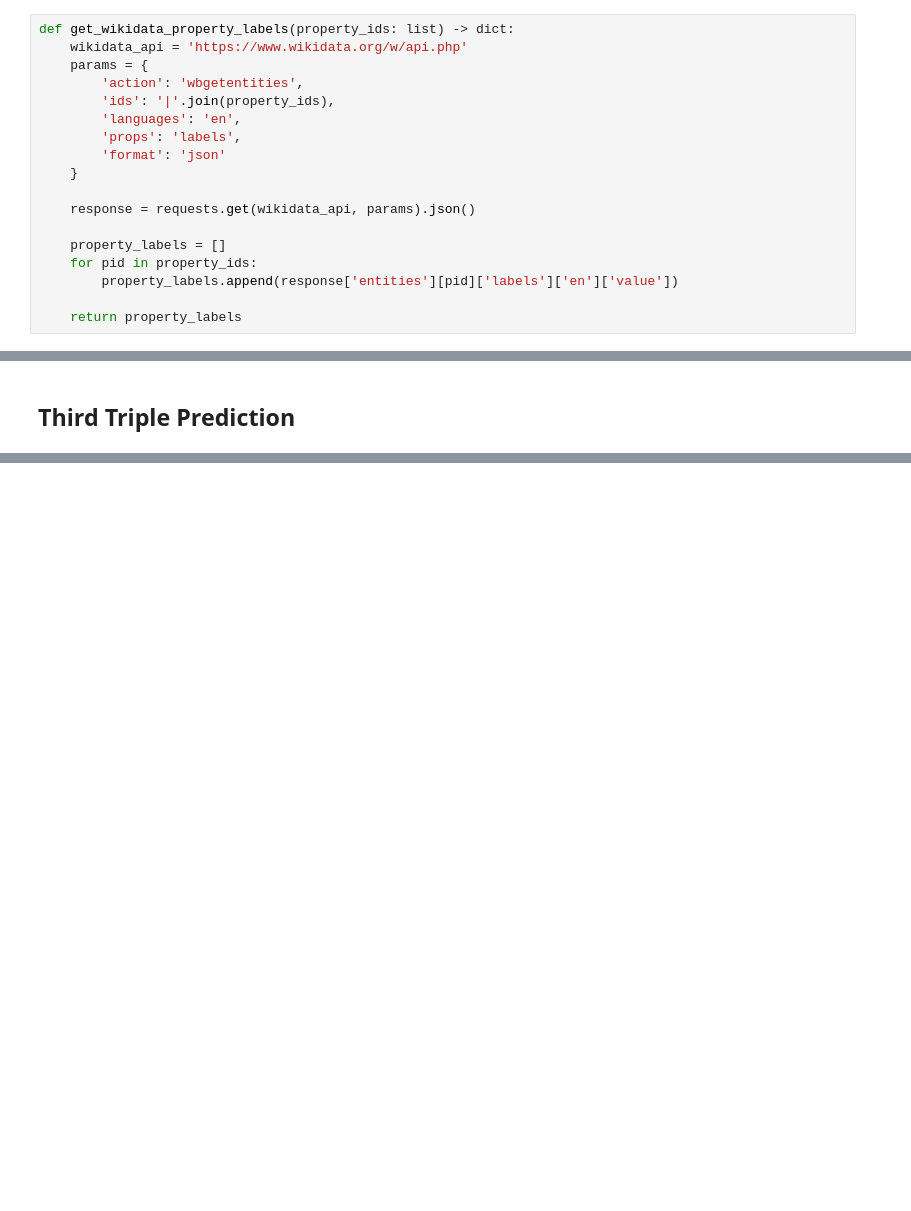
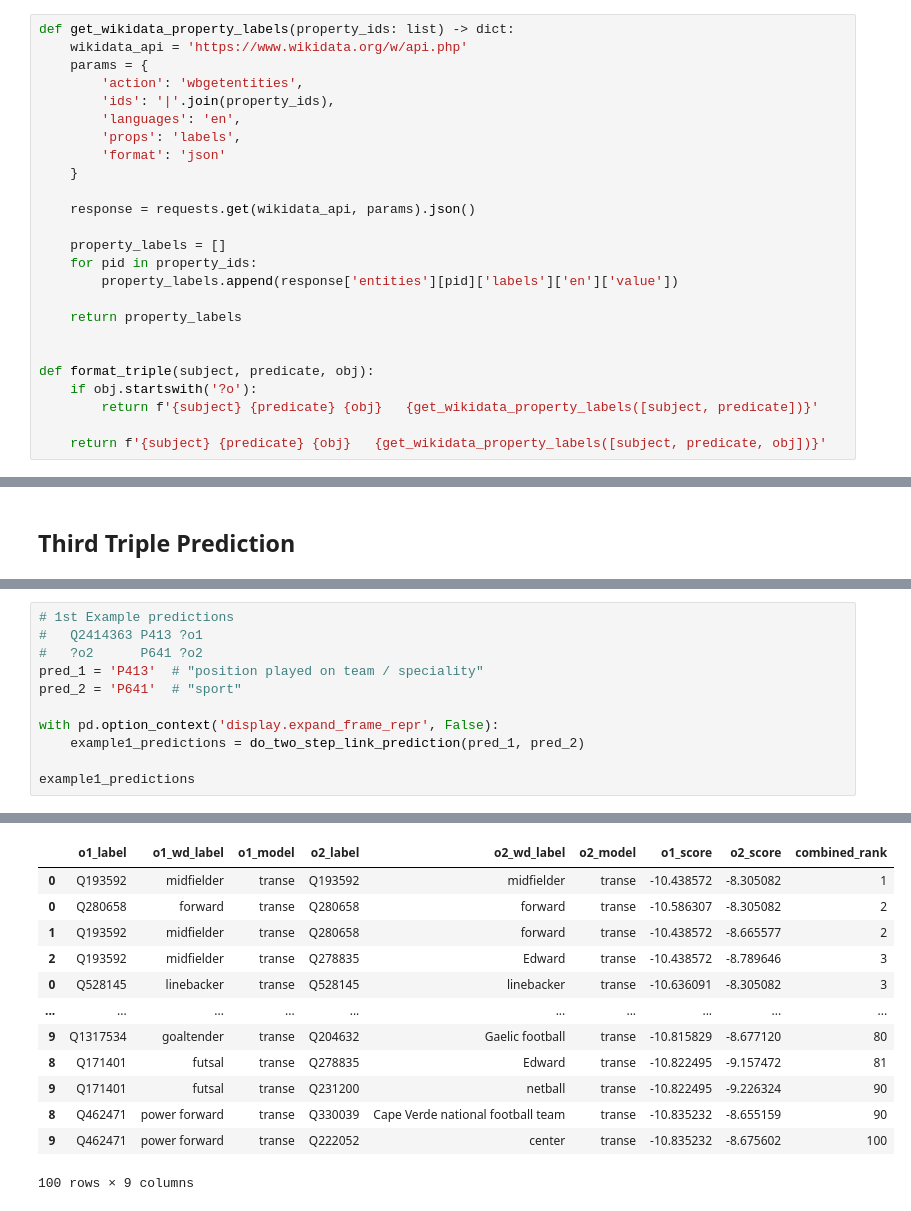
Before and after one commit to mortenterhart/KGE_Query_Completion, a Jupyter notebook: link_prediction_task.ipynb, the cells around one changed output, grey strips where cells are left out. Cells and saved outputs as stored; diff of their text form; blank space fills up the shorter version.

```diff
--- a/link_prediction_task.ipynb
+++ b/link_prediction_task.ipynb
@@ -68,3 +85,10 @@ def get_wikidata_property_labels(property_ids: list) -> dict:
         property_labels.append(response['entities'][pid]['labels']['en']['value'])
 
     return property_labels
+
+
+def format_triple(subject, predicate, obj):
+    if obj.startswith('?o'):
+        return f'{subject} {predicate} {obj}   {get_wikidata_property_labels([subject, predicate])}'
+
+    return f'{subject} {predicate} {obj}   {get_wikidata_property_labels([subject, predicate, obj])}'
@@ -273,0 +323,12 @@ Predicted triple: Q490757 P17 Q55   ['Carroll County', 'country', 'Netherlands']
+# %%
+# 1st Example predictions
+#   Q2414363 P413 ?o1
+#   ?o2      P641 ?o2
+pred_1 = 'P413'  # "position played on team / speciality"
+pred_2 = 'P641'  # "sport"
+
+with pd.option_context('display.expand_frame_repr', False):
+    example1_predictions = do_two_step_link_prediction(pred_1, pred_2)
+
+example1_predictions
+# %% [output]
@@ -273,0 +352,13 @@ Predicted triple: Q490757 P17 Q55   ['Carroll County', 'country', 'Netherlands']
+|  | o1_label | o1_wd_label | o1_model | o2_label | o2_wd_label | o2_model | o1_score | o2_score | combined_rank |
+| 0 | Q193592 | midfielder | transe | Q193592 | midfielder | transe | -10.438572 | -8.305082 | 1 |
+| 0 | Q280658 | forward | transe | Q280658 | forward | transe | -10.586307 | -8.305082 | 2 |
+| 1 | Q193592 | midfielder | transe | Q280658 | forward | transe | -10.438572 | -8.665577 | 2 |
+| 2 | Q193592 | midfielder | transe | Q278835 | Edward | transe | -10.438572 | -8.789646 | 3 |
+| 0 | Q528145 | linebacker | transe | Q528145 | linebacker | transe | -10.636091 | -8.305082 | 3 |
+| ... | ... | ... | ... | ... | ... | ... | ... | ... | ... |
+| 9 | Q1317534 | goaltender | transe | Q204632 | Gaelic football | transe | -10.815829 | -8.677120 | 80 |
+| 8 | Q171401 | futsal | transe | Q278835 | Edward | transe | -10.822495 | -9.157472 | 81 |
+| 9 | Q171401 | futsal | transe | Q231200 | netball | transe | -10.822495 | -9.226324 | 90 |
+| 8 | Q462471 | power forward | transe | Q330039 | Cape Verde national football team | transe | -10.835232 | -8.655159 | 90 |
+| 9 | Q462471 | power forward | transe | Q222052 | center | transe | -10.835232 | -8.675602 | 100 |
+100 rows × 9 columns
```
Also changed, not shown: parts of 26 cells of this notebook.
